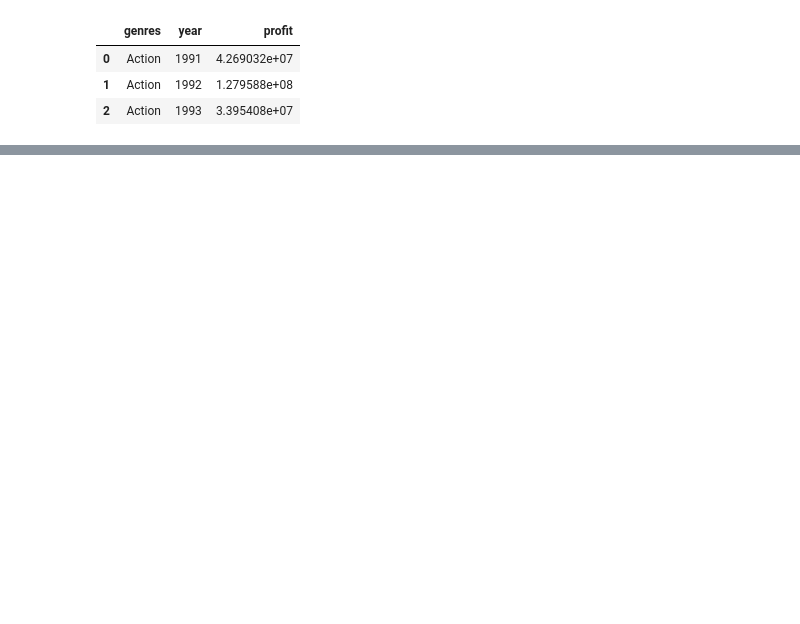
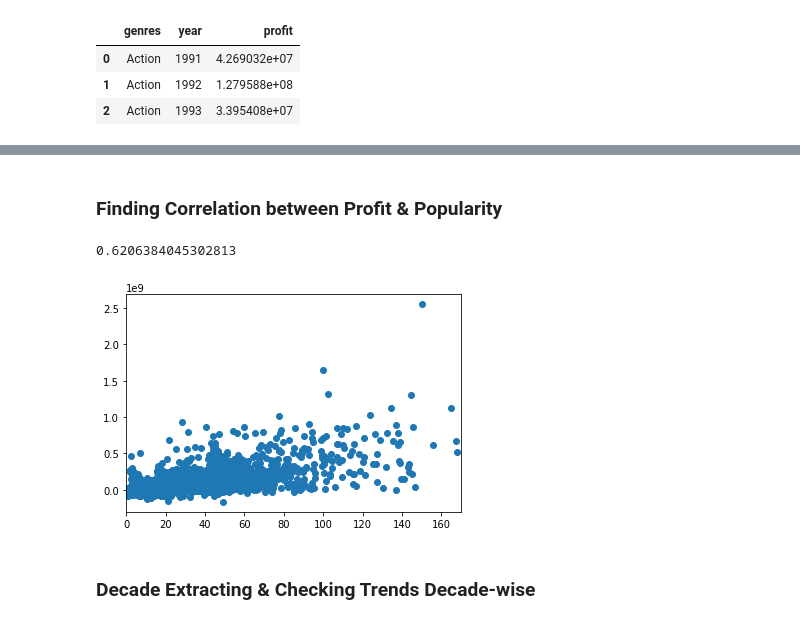
Before and after one commit to k7p/dataviz_project, a Jupyter notebook: code/visual1.ipynb, the cells around one changed output, grey strips where cells are left out. Drawn from its saved outputs; the diff is of its cells as text; code cells hidden in the pictures; blank space fills up the shorter version.

```diff
--- a/code/visual1.ipynb
+++ b/code/visual1.ipynb
@@ -177,3 +196,17 @@ show(p)
 # %% [output]
 [interactive output not drawn]
 [interactive output not drawn]
+# %% [markdown]
+### Finding Correlation between Profit & Popularity
+# %%
+data["profit"].corr(data["popularity"])
+# %% [output]
+0.6206384045302813
+# %%
+plt.scatter(data["popularity"],data["profit"])
+plt.xlim([0,170])
+plt.show()
+# %% [output]
+[figure, added]
+# %% [markdown]
+### Decade Extracting & Checking Trends Decade-wise
```
Also changed, not shown: parts of 11 cells of this notebook.
